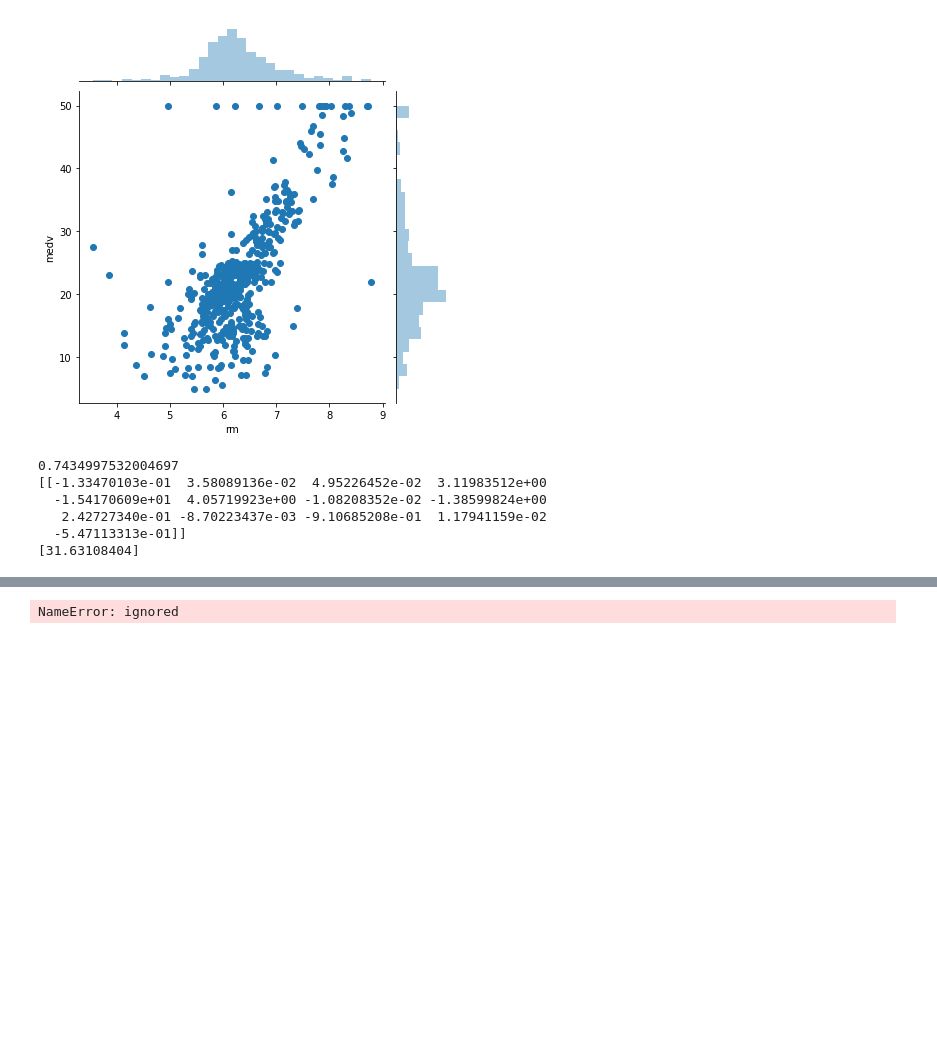
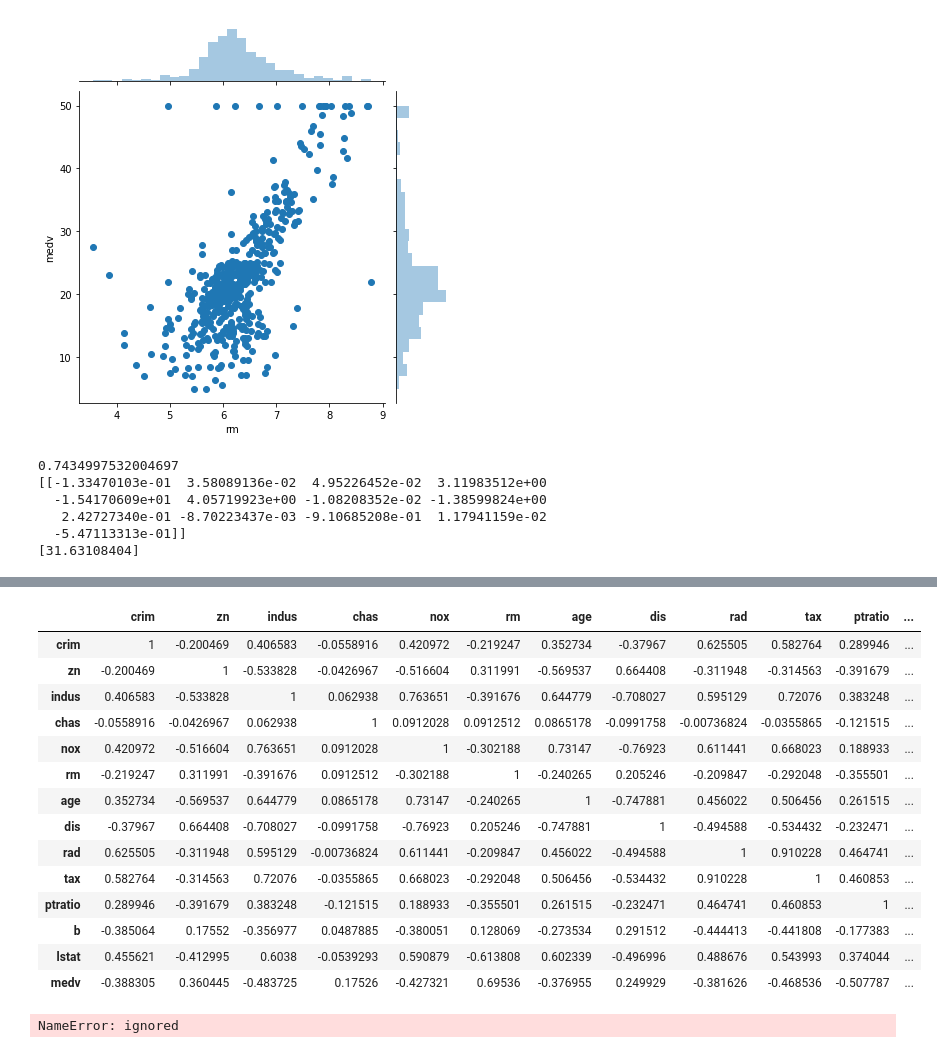
Before and after one commit to lilit616/Python_for_Data_Analysis, a Jupyter notebook: boston_data_vs.ipynb, the cells around one changed output, grey strips where cells are left out. Cells and saved outputs as stored; diff of their text form; code cells hidden in the pictures; blank space fills up the shorter version.

```diff
--- a/boston_data_vs.ipynb
+++ b/boston_data_vs.ipynb
@@ -180,3 +218,22 @@ print (r)
+# %%
+corr2 = boston.corr()
+corr2.style.background_gradient(cmap='coolwarm')
+# %% [output]
+|  | crim | zn | indus | chas | nox | rm | age | dis | rad | tax | ptratio | ... |
+| crim | 1 | -0.200469 | 0.406583 | -0.0558916 | 0.420972 | -0.219247 | 0.352734 | -0.37967 | 0.625505 | 0.582764 | 0.289946 | ... |
+| zn | -0.200469 | 1 | -0.533828 | -0.0426967 | -0.516604 | 0.311991 | -0.569537 | 0.664408 | -0.311948 | -0.314563 | -0.391679 | ... |
+| indus | 0.406583 | -0.533828 | 1 | 0.062938 | 0.763651 | -0.391676 | 0.644779 | -0.708027 | 0.595129 | 0.72076 | 0.383248 | ... |
+| chas | -0.0558916 | -0.0426967 | 0.062938 | 1 | 0.0912028 | 0.0912512 | 0.0865178 | -0.0991758 | -0.00736824 | -0.0355865 | -0.121515 | ... |
+| nox | 0.420972 | -0.516604 | 0.763651 | 0.0912028 | 1 | -0.302188 | 0.73147 | -0.76923 | 0.611441 | 0.668023 | 0.188933 | ... |
+| rm | -0.219247 | 0.311991 | -0.391676 | 0.0912512 | -0.302188 | 1 | -0.240265 | 0.205246 | -0.209847 | -0.292048 | -0.355501 | ... |
+| age | 0.352734 | -0.569537 | 0.644779 | 0.0865178 | 0.73147 | -0.240265 | 1 | -0.747881 | 0.456022 | 0.506456 | 0.261515 | ... |
+| dis | -0.37967 | 0.664408 | -0.708027 | -0.0991758 | -0.76923 | 0.205246 | -0.747881 | 1 | -0.494588 | -0.534432 | -0.232471 | ... |
+| rad | 0.625505 | -0.311948 | 0.595129 | -0.00736824 | 0.611441 | -0.209847 | 0.456022 | -0.494588 | 1 | 0.910228 | 0.464741 | ... |
+| tax | 0.582764 | -0.314563 | 0.72076 | -0.0355865 | 0.668023 | -0.292048 | 0.506456 | -0.534432 | 0.910228 | 1 | 0.460853 | ... |
+| ptratio | 0.289946 | -0.391679 | 0.383248 | -0.121515 | 0.188933 | -0.355501 | 0.261515 | -0.232471 | 0.464741 | 0.460853 | 1 | ... |
+| b | -0.385064 | 0.17552 | -0.356977 | 0.0487885 | -0.380051 | 0.128069 | -0.273534 | 0.291512 | -0.444413 | -0.441808 | -0.177383 | ... |
+| lstat | 0.455621 | -0.412995 | 0.6038 | -0.0539293 | 0.590879 | -0.613808 | 0.602339 | -0.496996 | 0.488676 | 0.543993 | 0.374044 | ... |
+| medv | -0.388305 | 0.360445 | -0.483725 | 0.17526 | -0.427321 | 0.69536 | -0.376955 | 0.249929 | -0.381626 | -0.468536 | -0.507787 | ... |
 # %%
 from sklearn.ensemble import RandomForestClassifier
 rf = RandomForestClassifier()
```
Also changed, not shown: parts of 3 cells of this notebook.
